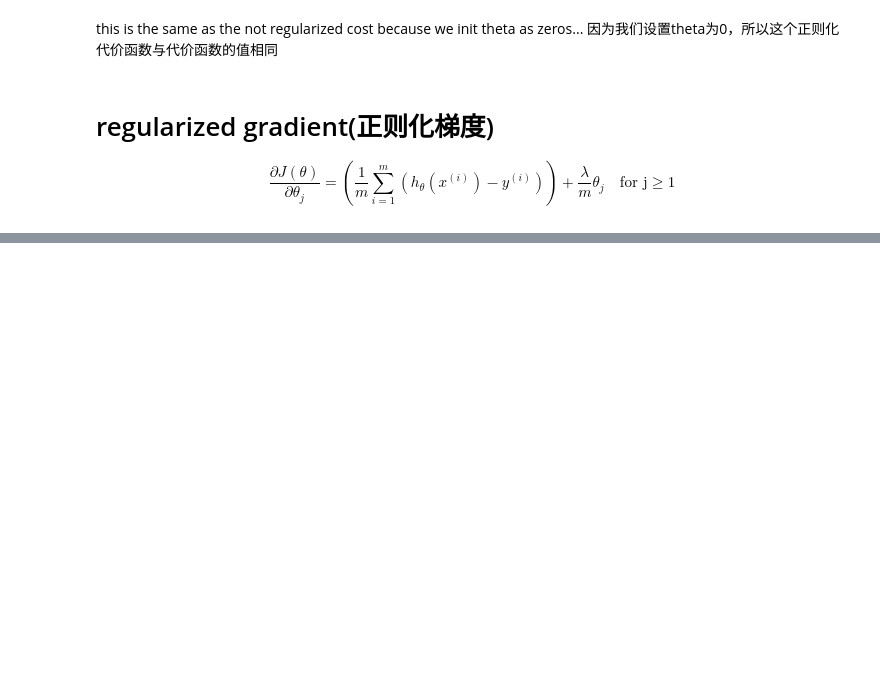
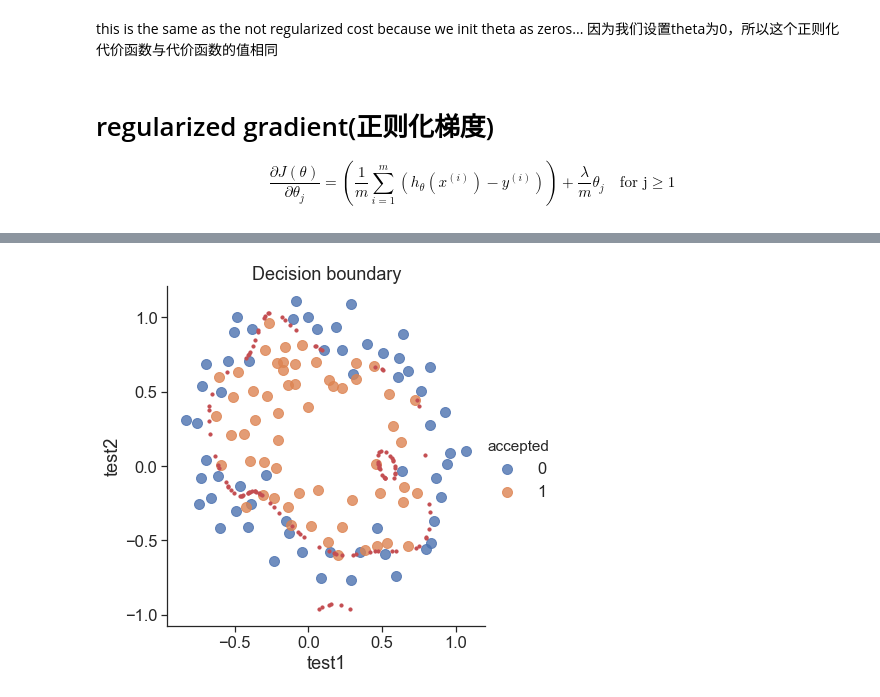
Before and after one commit to damonxiao/Coursera-ML-AndrewNg-Notes-Damon, a Jupyter notebook: chapter07/Logistic_regression.ipynb, the cells around one changed output, grey strips where cells are left out. Drawn from its saved outputs; the diff is of its cells as text; code cells hidden in the pictures; blank space fills up the shorter version.

```diff
--- a/chapter07/Logistic_regression.ipynb
+++ b/chapter07/Logistic_regression.ipynb
@@ -418,0 +554,4 @@ $$
+# %%
+draw_boundary(power=6, l=0)  # no regularization, over fitting，#lambda=0,没有正则化，过拟合了
+# %% [output]
+[figure, added]
```
Also changed, not shown: parts of 16 cells of this notebook.
